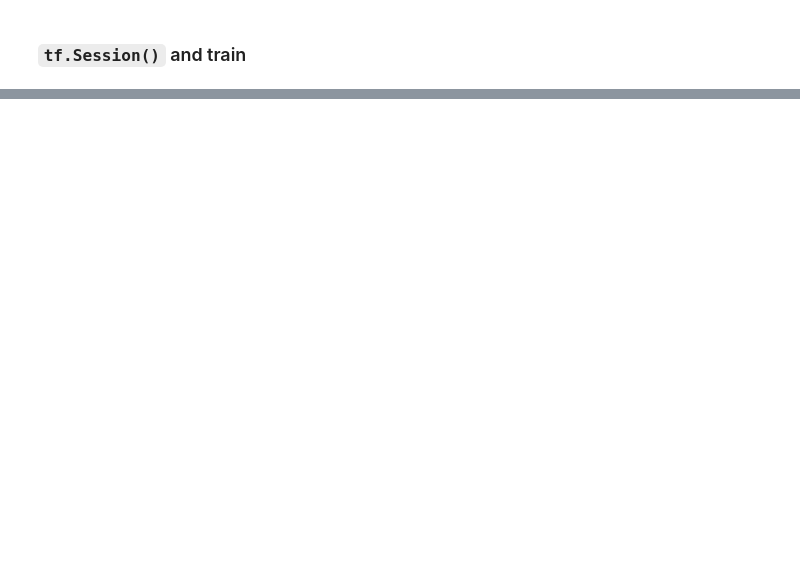
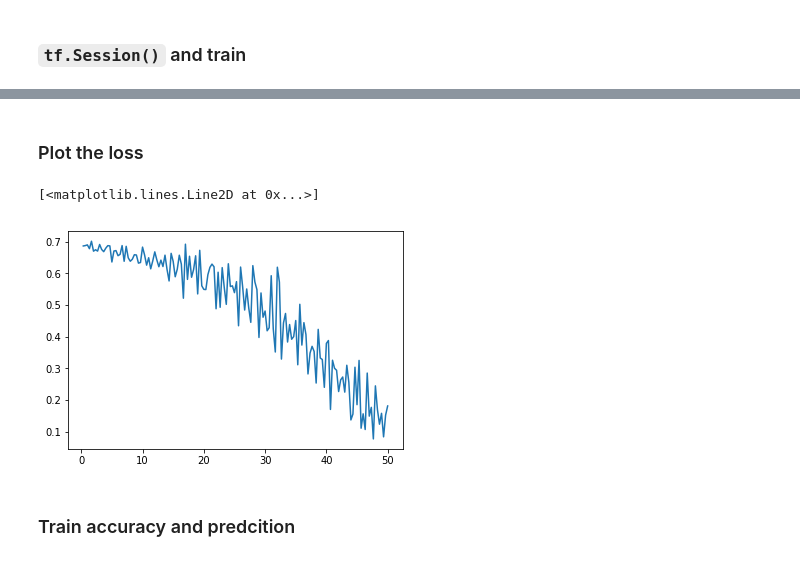
Before and after one commit to ilguyi/tensorflow.tutorials, a Jupyter notebook: tf.version.1/04.rnn/03.05.sequence.classification.biLSTM.ipynb, the cells around one changed output, grey strips where cells are left out. Cells and saved outputs as stored; diff of their text form; code cells hidden in the pictures; blank space fills up the shorter version.

```diff
--- a/tf.version.1/04.rnn/03.05.sequence.classification.biLSTM.ipynb
+++ b/tf.version.1/04.rnn/03.05.sequence.classification.biLSTM.ipynb
@@ -134,7 +172,8 @@ print("y: \n{}".format(y))
 #### create input pipeline with `tf.data.Dataset`
 # %%
 ## create data pipeline with tf.data
-train_dataset = tf.data.Dataset.from_tensor_slices((X_indices, X_length, y))
+train_dataset = tf.data.Dataset.from_tensor_slices((x_train_pad, x_train_seq_length, y_train))
 train_dataset = train_dataset.shuffle(buffer_size = 100)
+train_dataset = train_dataset.repeat(max_epochs)
 train_dataset = train_dataset.batch(batch_size = batch_size)
 print(train_dataset)
@@ -152,33 +284,14 @@ char_rnn = CharRNN(seq_indices=seq_indices, seq_length=seq_length,
 # %%
-## create training op
+# create training op
 optimizer = tf.train.AdamOptimizer(learning_rate)
-train_op = optimizer.minimize(char_rnn.loss)
+train_op = optimizer.minimize(model.loss, global_step=model.global_step)
 # %% [markdown]
 ### `tf.Session()` and train
-# %%
-sess = tf.Session()
-sess.run(tf.global_variables_initializer())
-
-loss_history = []
-step = 0
-for epochs in range(max_epochs):
-  start_time = time.time()
-  sess.run(train_iterator.initializer)
-
-  avg_loss = []
-  while True:
-    try:
-      _, loss_ = sess.run([train_op, char_rnn.loss])
-      avg_loss.append(loss_)
-      step += 1
-
-    except tf.errors.OutOfRangeError:
-      #print("End of dataset")  # ==> "End of dataset"
-      break
-
-  avg_loss_ = np.mean(avg_loss)
-  loss_history.append(avg_loss_)
-
-  duration = time.time() - start_time
-  examples_per_sec = batch_size / float(duration)
-  print("epochs: {}, step: {}, loss: {:g}, ({:.2f} examples/sec; {:.3f} sec/batch)".format(epochs+1, step, avg_loss_, examples_per_sec, duration))
+# %%
+train_dir = './train/seq_classification.bilstm/exp1'
+if not tf.gfile.Exists(train_dir):
+  print("mkdir: {}".format(train_dir))
+  tf.gfile.MakeDirs(train_dir)
+else:
+  print("already exist!")
+saver = tf.train.Saver(tf.global_variables(), max_to_keep=1000)
@@ -185,2 +352,8 @@ for epochs in range(max_epochs):
+# %% [markdown]
+### Plot the loss
 # %%
-plt.plot(loss_history, label='train')
+loss_history = np.array(loss_history)
+plt.plot(loss_history[:,0], loss_history[:,1], label='train')
+# %% [output]
+[<matplotlib.lines.Line2D at 0x...>]
+[figure, added]
@@ -191,0 +360,2 @@ print('training accuracy: {:.2%}'.format(accuracy))
+# %% [markdown]
+### Train accuracy and predcition
```
Also changed, not shown: parts of 57 cells of this notebook, 10 other files.
